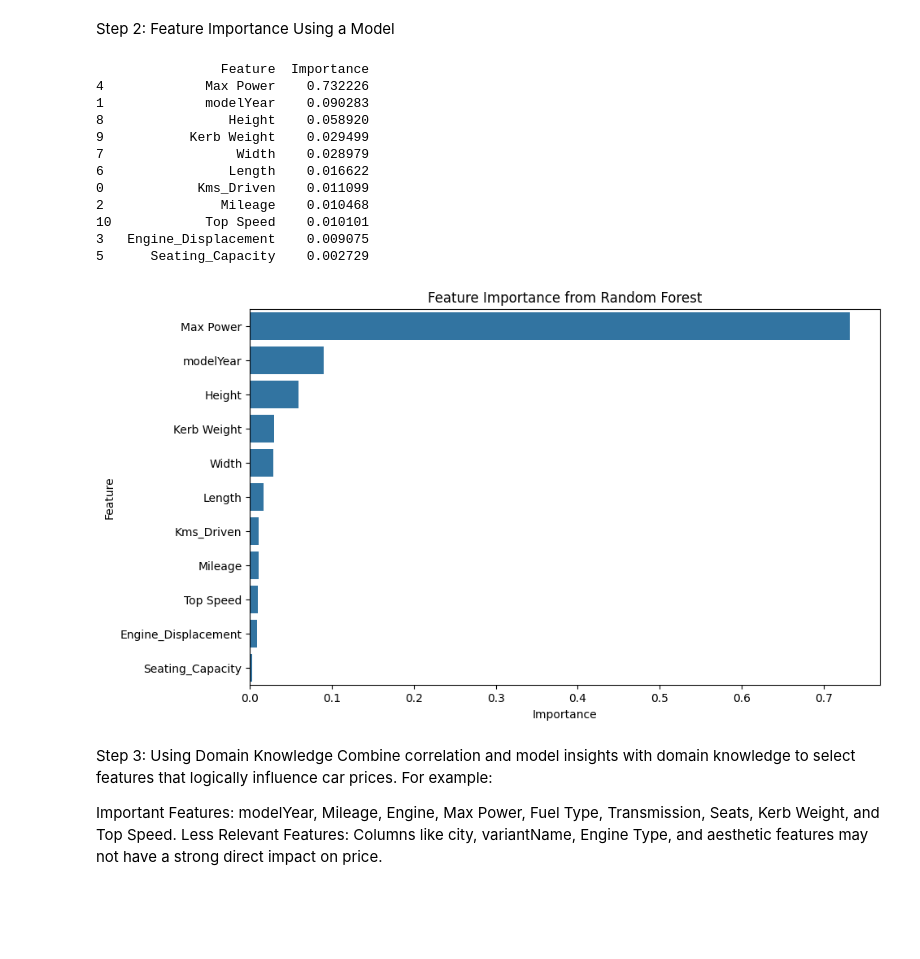
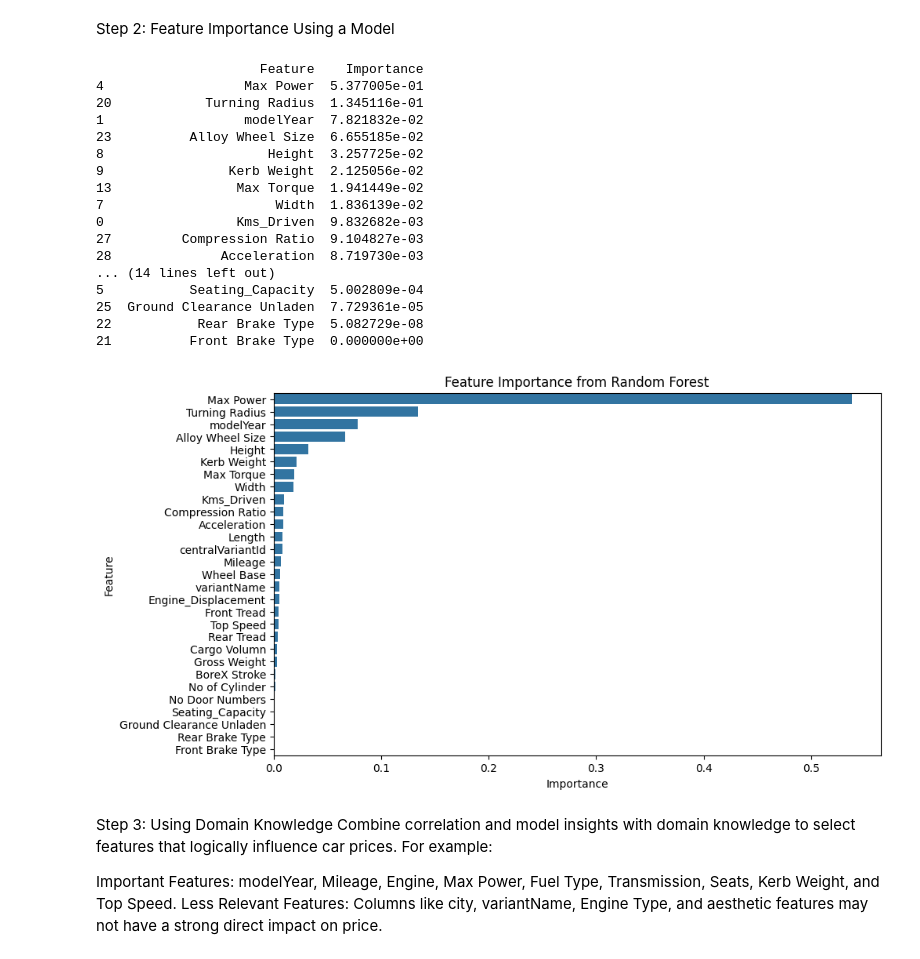
Before and after one commit to AravindhKumarA9/Car_dheko, a Jupyter notebook: car_dheko.ipynb, the cells around one changed output. Cells and saved outputs as stored; diff of their text form; code cells hidden in the pictures; blank space fills up the shorter version.

```diff
--- a/car_dheko.ipynb
+++ b/car_dheko.ipynb
@@ -1039,45 +1039,54 @@ Step 2: Feature Importance Using a Model
 # %%
 from sklearn.ensemble import RandomForestRegressor
 from sklearn.model_selection import train_test_split
 
 # Define features and target
 X = Final[['Kms_Driven', 'modelYear', 'Mileage', 'Engine_Displacement', 'Max Power', 'Seating_Capacity',
-           'Length', 'Width', 'Height', 'Kerb Weight', 'Top Speed']]  # Add relevant columns
+           'Length', 'Width', 'Height', 'Kerb Weight', 'Top Speed', 'centralVariantId', 'variantName',
+            'Max Torque', 'No of Cylinder', 'BoreX Stroke', 'Wheel Base', 'Front Tread', 'Rear Tread',
+            'Gross Weight', 'Turning Radius', 'Front Brake Type', 'Rear Brake Type', 'Alloy Wheel Size',
+            'No Door Numbers', 'Ground Clearance Unladen', 'Cargo Volumn', 'Compression Ratio', 'Acceleration'
+           ]]  # Add relevant columns
 y = Final['price']
 
 # Split data into training and testing sets
 X_train, X_test, y_train, y_test = train_test_split(X, y, test_size=0.2, random_state=42)
 
 # Train Random Forest Regressor
 rf = RandomForestRegressor(random_state=42)
 rf.fit(X_train, y_train)
 
 # Get feature importance scores
 feature_importance = pd.DataFrame({'Feature': X.columns, 'Importance': rf.feature_importances_})
 feature_importance = feature_importance.sort_values(by='Importance', ascending=False)
 
 # Display feature importance
 print(feature_importance)
 
 # Visualize feature importance
 plt.figure(figsize=(10, 6))
 sns.barplot(x='Importance', y='Feature', data=feature_importance)
 plt.title('Feature Importance from Random Forest')
 plt.show()
 # %% [output]
-                Feature  Importance
-4             Max Power    0.732226
-1             modelYear    0.090283
-8                Height    0.058920
-9           Kerb Weight    0.029499
-7                 Width    0.028979
-6                Length    0.016622
-0            Kms_Driven    0.011099
-2               Mileage    0.010468
-10            Top Speed    0.010101
-3   Engine_Displacement    0.009075
-5      Seating_Capacity    0.002729
+                     Feature    Importance
+4                  Max Power  5.377005e-01
+20            Turning Radius  1.345116e-01
+1                  modelYear  7.821832e-02
+23          Alloy Wheel Size  6.655185e-02
+8                     Height  3.257725e-02
+9                Kerb Weight  2.125056e-02
+13                Max Torque  1.941449e-02
+7                      Width  1.836139e-02
+0                 Kms_Driven  9.832682e-03
+27         Compression Ratio  9.104827e-03
+28              Acceleration  8.719730e-03
+... (14 lines left out)
+5           Seating_Capacity  5.002809e-04
+25  Ground Clearance Unladen  7.729361e-05
+22           Rear Brake Type  5.082729e-08
+21          Front Brake Type  0.000000e+00
-[figure, old version]
+[figure, new version]
 # %% [markdown]
 Step 3: Using Domain Knowledge
 Combine correlation and model insights with domain knowledge to select features that logically influence car prices. For example:
```
Also changed, not shown: parts of 3 cells of this notebook, 4 other files.
